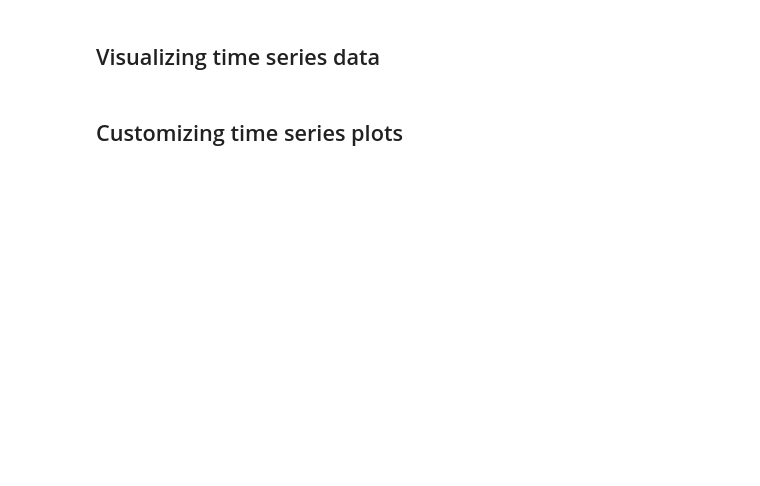
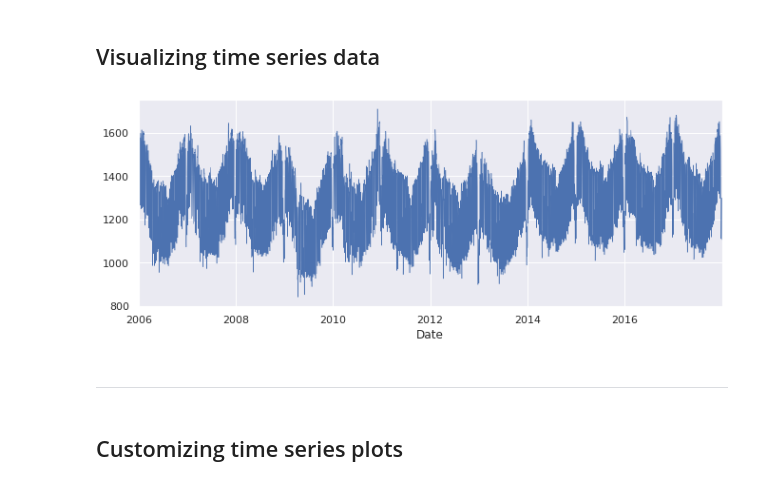
Before and after one commit to icta-tecaji/python-data-analysis-public, a Jupyter notebook: Del_10_Timeseries/10_Timeseries_CLEAN.ipynb, the cells around one changed output. Cells and saved outputs as stored; diff of their text form; code cells hidden in the pictures; blank space fills up the shorter version.

```diff
--- a/Del_10_Timeseries/10_Timeseries_CLEAN.ipynb
+++ b/Del_10_Timeseries/10_Timeseries_CLEAN.ipynb
@@ -339,0 +451,4 @@ opsd_daily = pd.read_csv('data/opsd_germany_daily.csv')
+# %%
+opsd_daily = pd.read_csv('./data/opsd_germany_daily.csv', index_col="Date", parse_dates=True)
+print(opsd_daily.info())
+opsd_daily.head()
@@ -339,0 +477,5 @@ opsd_daily = pd.read_csv('data/opsd_germany_daily.csv')
+# %%
+# Add columns with year, month, and weekday name
+opsd_daily['Year'] = opsd_daily.index.year
+opsd_daily['Month'] = opsd_daily.index.month
+opsd_daily['Weekday Name'] = opsd_daily.index.day_name()
@@ -361,3 +524,10 @@ plt.show()
+# %%
+opsd_daily['Consumption'].plot(linewidth=0.5);
+plt.show()
+# %% [output]
+[figure, added]
+# %% [markdown]
+---
 # %% [markdown]
 ## Customizing time series plots
 # %%
```
Also changed, not shown: parts of 95 cells of this notebook, 1 other file.
